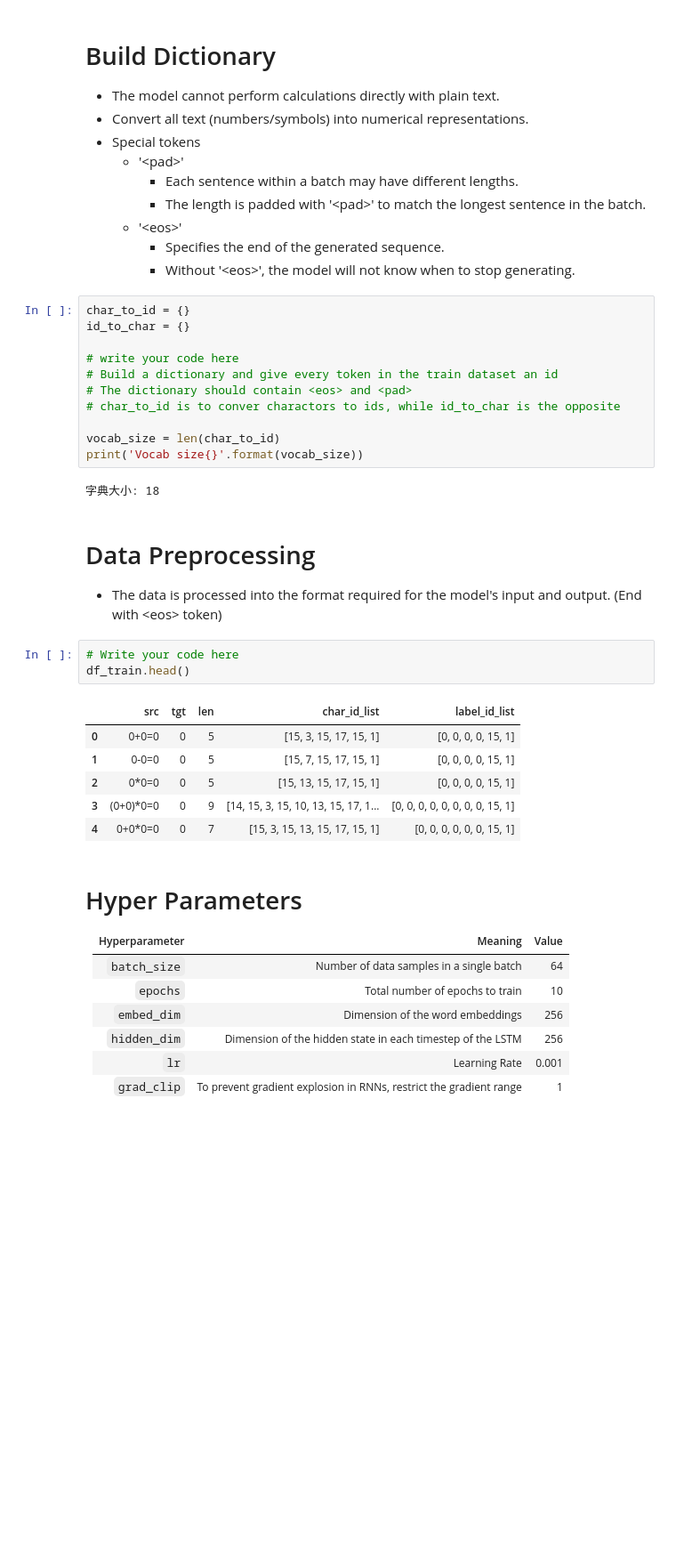
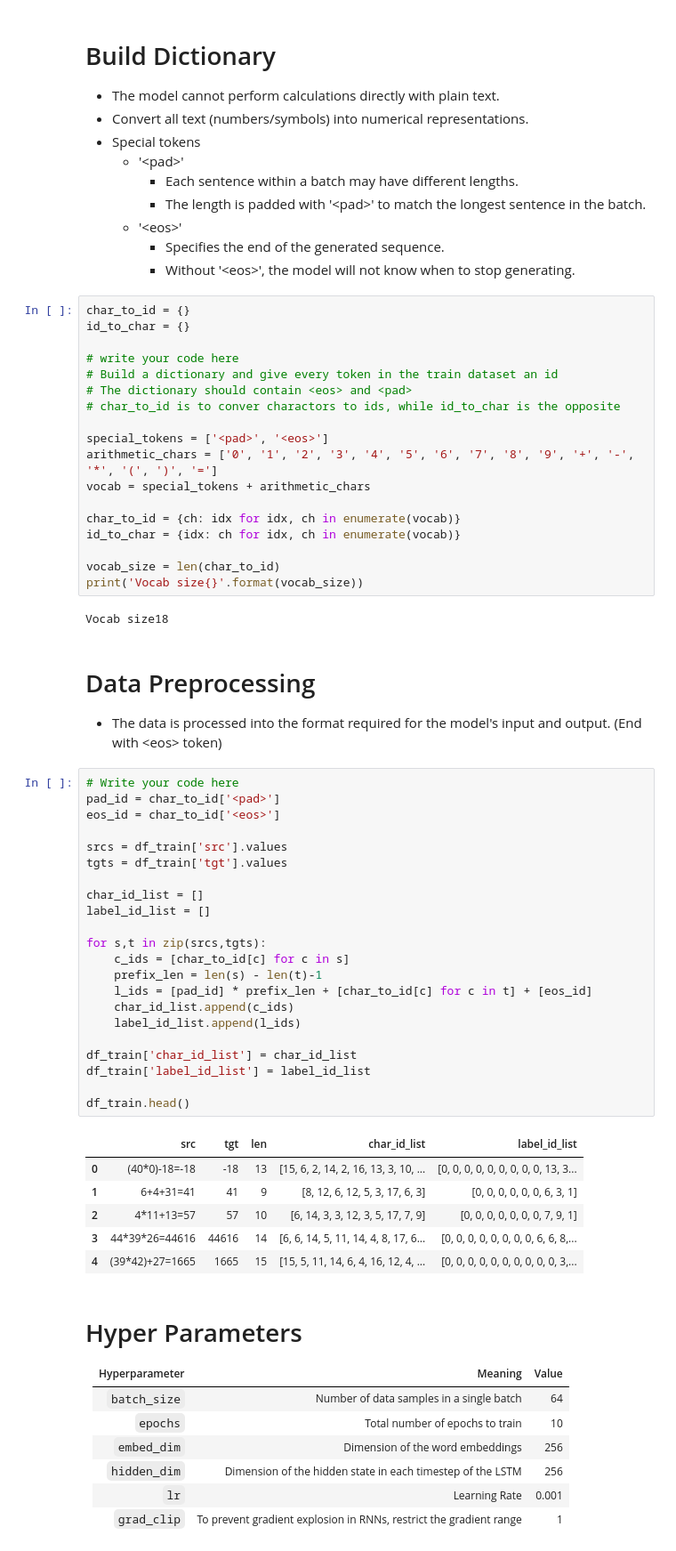
Before and after one commit to zhi816/NTHU_Natural_Language_Processing, a Jupyter notebook: 2026/Assignments/Assignment2/st_main.ipynb, the cells around one changed output. Shown at 89% size. Saved outputs shown, nothing was run; the diff lists cells and outputs as text; blank space fills up the shorter version.

```diff
--- a/2026/Assignments/Assignment2/st_main.ipynb
+++ b/2026/Assignments/Assignment2/st_main.ipynb
@@ -59,23 +64,49 @@ id_to_char = {}
 # The dictionary should contain <eos> and <pad>
 # char_to_id is to conver charactors to ids, while id_to_char is the opposite
 
+special_tokens = ['<pad>', '<eos>']
+arithmetic_chars = ['0', '1', '2', '3', '4', '5', '6', '7', '8', '9', '+', '-', '*', '(', ')', '=']
+vocab = special_tokens + arithmetic_chars
+
+char_to_id = {ch: idx for idx, ch in enumerate(vocab)}
+id_to_char = {idx: ch for idx, ch in enumerate(vocab)}
+
 vocab_size = len(char_to_id)
 print('Vocab size{}'.format(vocab_size))
 # %% [output]
-字典大小: 18
+Vocab size18
 # %% [markdown]
 # Data Preprocessing
  - The data is processed into the format required for the model's input and output. (End with \<eos\> token)
-# %%
-# Write your code here
-df_train.head()
-# %% [output]
-|  | src | tgt | len | char_id_list | label_id_list |
-| 0 | 0+0=0 | 0 | 5 | [15, 3, 15, 17, 15, 1] | [0, 0, 0, 0, 15, 1] |
-| 1 | 0-0=0 | 0 | 5 | [15, 7, 15, 17, 15, 1] | [0, 0, 0, 0, 15, 1] |
-| 2 | 0*0=0 | 0 | 5 | [15, 13, 15, 17, 15, 1] | [0, 0, 0, 0, 15, 1] |
-| 3 | (0+0)*0=0 | 0 | 9 | [14, 15, 3, 15, 10, 13, 15, 17, 1... | [0, 0, 0, 0, 0, 0, 0, 0, 15, 1] |
-| 4 | 0+0*0=0 | 0 | 7 | [15, 3, 15, 13, 15, 17, 15, 1] | [0, 0, 0, 0, 0, 0, 15, 1] |
+# %%
+# Write your code here
+pad_id = char_to_id['<pad>']
+eos_id = char_to_id['<eos>']
+
+srcs = df_train['src'].values
+tgts = df_train['tgt'].values
+
+char_id_list = []
+label_id_list = []
+
+for s,t in zip(srcs,tgts):
+    c_ids = [char_to_id[c] for c in s]
+    prefix_len = len(s) - len(t)-1
+    l_ids = [pad_id] * prefix_len + [char_to_id[c] for c in t] + [eos_id]
+    char_id_list.append(c_ids)
+    label_id_list.append(l_ids)
+
+df_train['char_id_list'] = char_id_list
+df_train['label_id_list'] = label_id_list
+
+df_train.head()
+# %% [output]
+|  | src | tgt | len | char_id_list | label_id_list |
+| 0 | (40*0)-18=-18 | -18 | 13 | [15, 6, 2, 14, 2, 16, 13, 3, 10, ... | [0, 0, 0, 0, 0, 0, 0, 0, 0, 13, 3... |
+| 1 | 6+4+31=41 | 41 | 9 | [8, 12, 6, 12, 5, 3, 17, 6, 3] | [0, 0, 0, 0, 0, 0, 6, 3, 1] |
+| 2 | 4*11+13=57 | 57 | 10 | [6, 14, 3, 3, 12, 3, 5, 17, 7, 9] | [0, 0, 0, 0, 0, 0, 0, 7, 9, 1] |
+| 3 | 44*39*26=44616 | 44616 | 14 | [6, 6, 14, 5, 11, 14, 4, 8, 17, 6... | [0, 0, 0, 0, 0, 0, 0, 0, 6, 6, 8,... |
+| 4 | (39*42)+27=1665 | 1665 | 15 | [15, 5, 11, 14, 6, 4, 16, 12, 4, ... | [0, 0, 0, 0, 0, 0, 0, 0, 0, 0, 3,... |
 # %% [markdown]
 # Hyper Parameters
 
```
Also changed, not shown: parts of 12 cells of this notebook, 21 other files.
